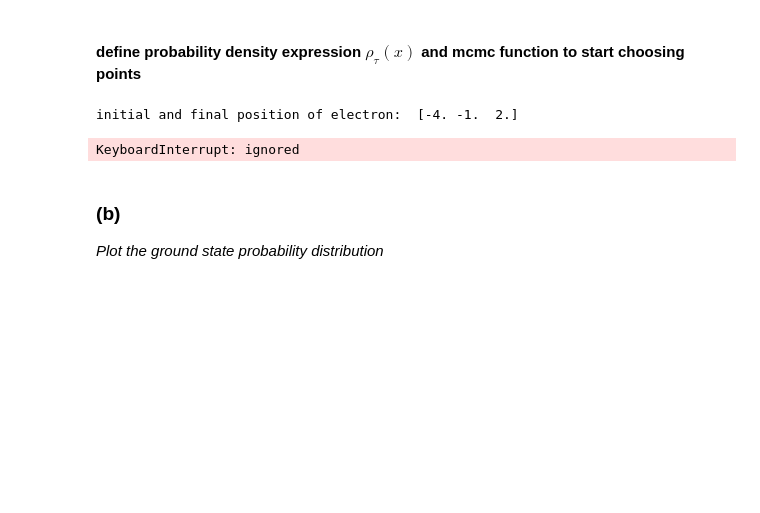
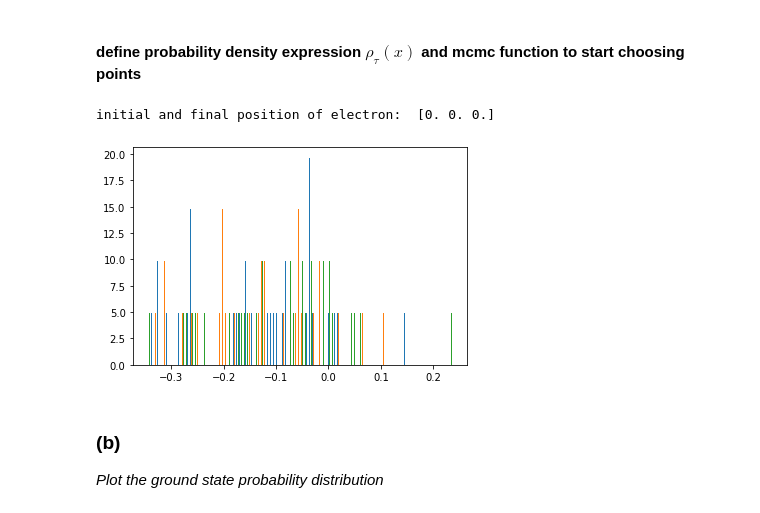
Before and after one commit to chrisamz/142-Final-Project, a Jupyter notebook: PHYS142_project.ipynb, the cells around one changed output. Cells and saved outputs as stored; diff of their text form; code cells hidden in the pictures; blank space fills up the shorter version.

Commit message:
changed initial pos to origin + histogram ? looks weird tho

```diff
--- a/PHYS142_project.ipynb
+++ b/PHYS142_project.ipynb
@@ -141,7 +143,7 @@ def rho(coord, epsilon=delta_t):
   rho = np.exp(-etotal) #rho ~ exp(-E)
   return rho
 # %%
-num_configs = 3 # length of electron path aka number of configurations/points in path
+num_configs = 35 # length of electron path aka number of configurations/points in path
 n = 3 # dimension of configuration (here, 3d as shown above)
 delta = delta_x
 #creates path that will be used to calculate E0
@@ -161,7 +163,7 @@ def mcmc(num_configs,n,delta=1):
   path = np.zeros((num_configs, n),dtype=np.float64)
   #choose starting point (random)
   #from parameters: x_0 = -4 and x_d = 4
-  path[0] = [randint(x_0,x_d) for i in range(n)]
+  path[0] = [0,0,0]
   path[num_configs - 1] = path[0] # initial position = final position of electron
   print("initial and final position of electron: ",path[0])
 
@@ -196,7 +198,6 @@ def mcmc(num_configs,n,delta=1):
       a = 0
   return path
 
-mcmc(num_configs,n)
+path = mcmc(num_configs,n)
 # %% [output]
-initial and final position of electron:  [-4. -1.  2.]
+initial and final position of electron:  [0. 0. 0.]
-KeyboardInterrupt: ignored
@@ -203,3 +206,8 @@ KeyboardInterrupt: ignored
+# %%
+plt.hist(path,bins=100,density=True) #?
+plt.show()
+# %% [output]
+[figure, added]
 # %% [markdown]
 ### (b)
 *Plot the ground state probability distribution*
```
Also changed, not shown: parts of 3 cells of this notebook.
